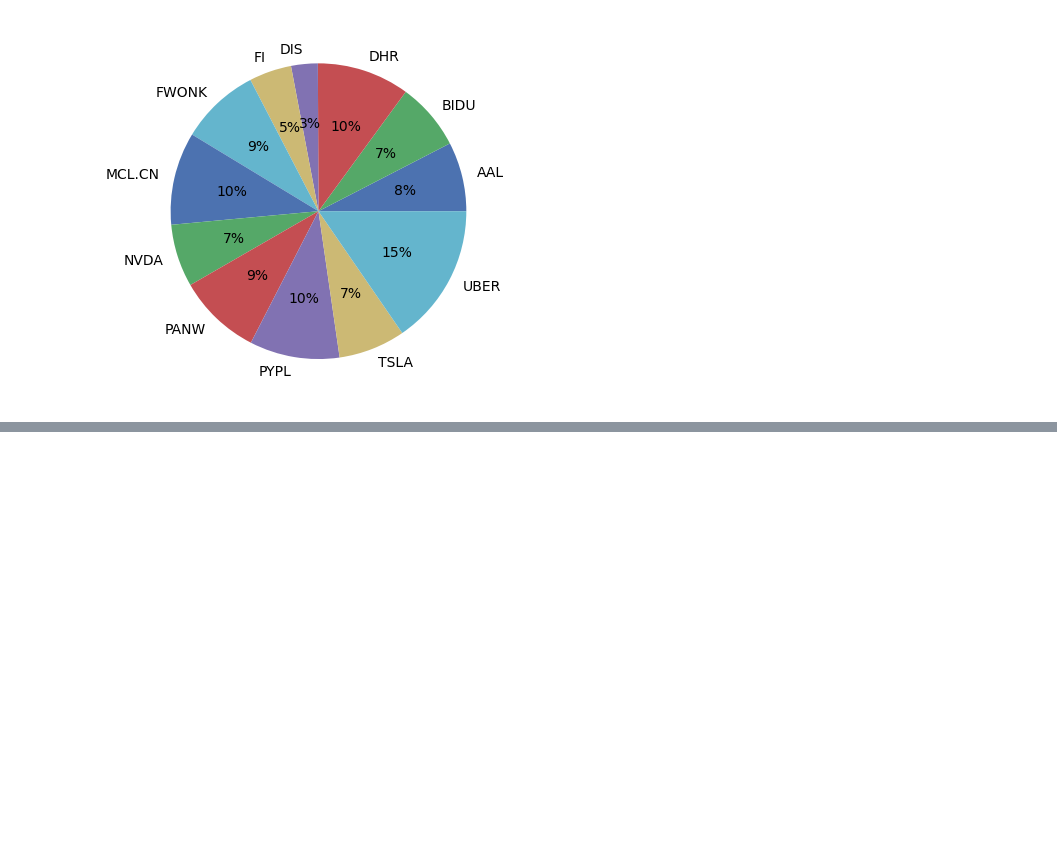
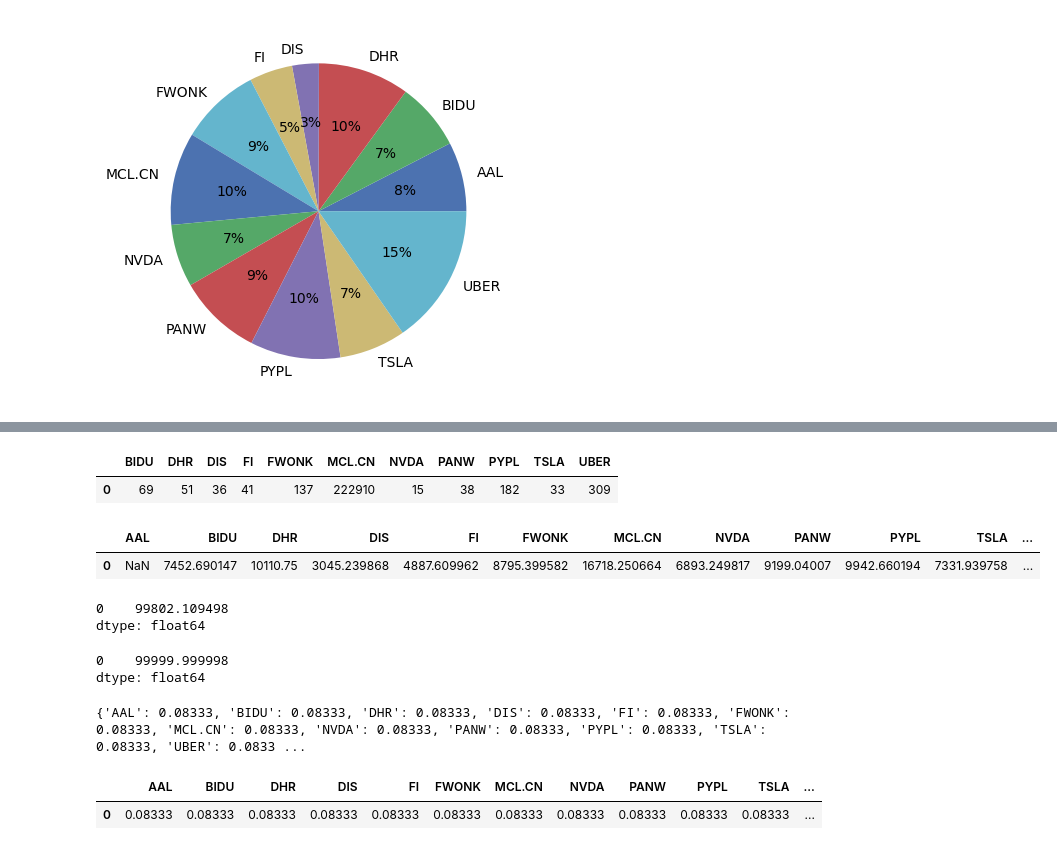
Before and after one commit to doughj1466/Project1, a Jupyter notebook: Test.ipynb, the cells around one changed output, grey strips where cells are left out. Saved outputs shown, nothing was run; the diff lists cells and outputs as text; code cells hidden in the pictures; blank space fills up the shorter version.

```diff
--- a/Test.ipynb
+++ b/Test.ipynb
@@ -100,5 +113,5 @@ OrderedDict([('AAL', 0.07578),
 # %%
-latest_prices = prices.iloc[-1]  # prices as of the day you are allocating
+latest_prices = prices.loc[portfolio_creation_date]  # prices as of the day you are allocating
 da = DiscreteAllocation(weights, latest_prices, total_portfolio_value=100000)
 alloc, leftover = da.lp_portfolio(verbose=True)
 print(f"Discrete allocation performed with ${leftover:.2f} leftover")
@@ -139,0 +152,49 @@ Sharpe Ratio: 1.23
+# %%
+alloc_df = pd.DataFrame()
+alloc_df = alloc_df.append(alloc,ignore_index=True)
+alloc_df
+# %% [output]
+|  | BIDU | DHR | DIS | FI | FWONK | MCL.CN | NVDA | PANW | PYPL | TSLA | UBER |
+| 0 | 69 | 51 | 36 | 41 | 137 | 222910 | 15 | 38 | 182 | 33 | 309 |
+# %%
+current_values = prices.loc[portfolio_rebalance_date] * alloc_df
+current_values
+# %% [output]
+|  | AAL | BIDU | DHR | DIS | FI | FWONK | MCL.CN | NVDA | PANW | PYPL | TSLA | ... |
+| 0 | NaN | 7452.690147 | 10110.75 | 3045.239868 | 4887.609962 | 8795.399582 | 16718.250664 | 6893.249817 | 9199.04007 | 9942.660194 | 7331.939758 | ... |
+# %%
+current_values_sum = current_values.sum(axis=1, numeric_only=True)
+current_values_sum
+# %% [output]
+0    99802.109498
+dtype: float64
+# %%
+total_value = current_values_sum + leftover
+total_value
+# %% [output]
+0    99999.999998
+dtype: float64
+# %%
+equal_weights = {'AAL': 0.08333,
+             'BIDU': 0.08333,
+             'DHR': 0.08333,
+             'DIS': 0.08333,
+             'FI': 0.08333,
+             'FWONK': 0.08333,
+             'MCL.CN': 0.08333,
+             'NVDA': 0.08333,
+             'PANW': 0.08333,
+             'PYPL': 0.08333,
+             'TSLA': 0.08333,
+             'UBER': 0.08333}
+
+print(equal_weights)
+# %% [output]
+{'AAL': 0.08333, 'BIDU': 0.08333, 'DHR': 0.08333, 'DIS': 0.08333, 'FI': 0.08333, 'FWONK': 0.08333, 'MCL.CN': 0.08333, 'NVDA': 0.08333, 'PANW': 0.08333, 'PYPL': 0.08333, 'TSLA': 0.08333, 'UBER': 0.0833 ...
+# %%
+equal_weights_df = pd.DataFrame()
+equal_weights_df = equal_weights_df.append(equal_weights,ignore_index=True)
+equal_weights_df
+# %% [output]
+|  | AAL | BIDU | DHR | DIS | FI | FWONK | MCL.CN | NVDA | PANW | PYPL | TSLA | ... |
+| 0 | 0.08333 | 0.08333 | 0.08333 | 0.08333 | 0.08333 | 0.08333 | 0.08333 | 0.08333 | 0.08333 | 0.08333 | 0.08333 | ... |
```
Also changed, not shown: parts of 16 cells of this notebook, 1 other file.
